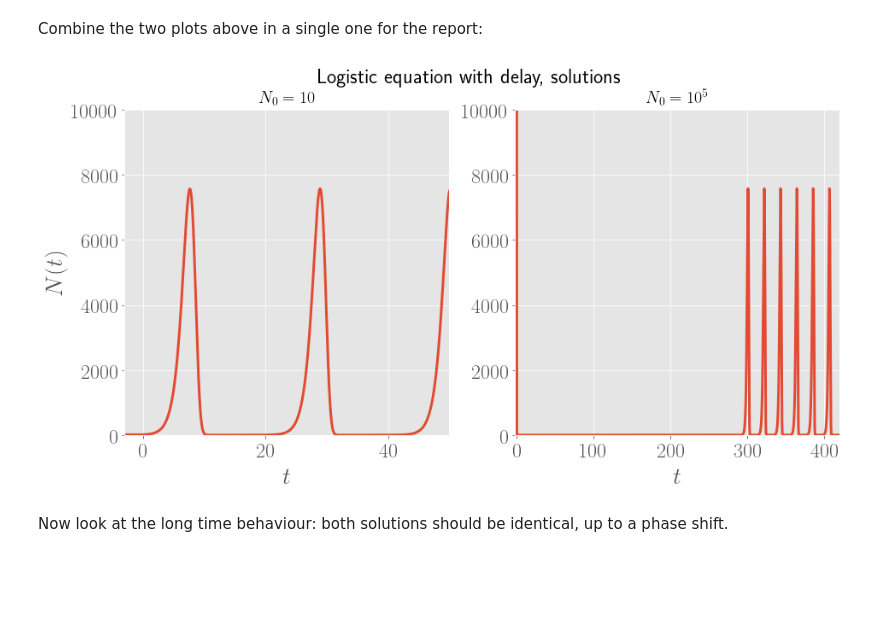
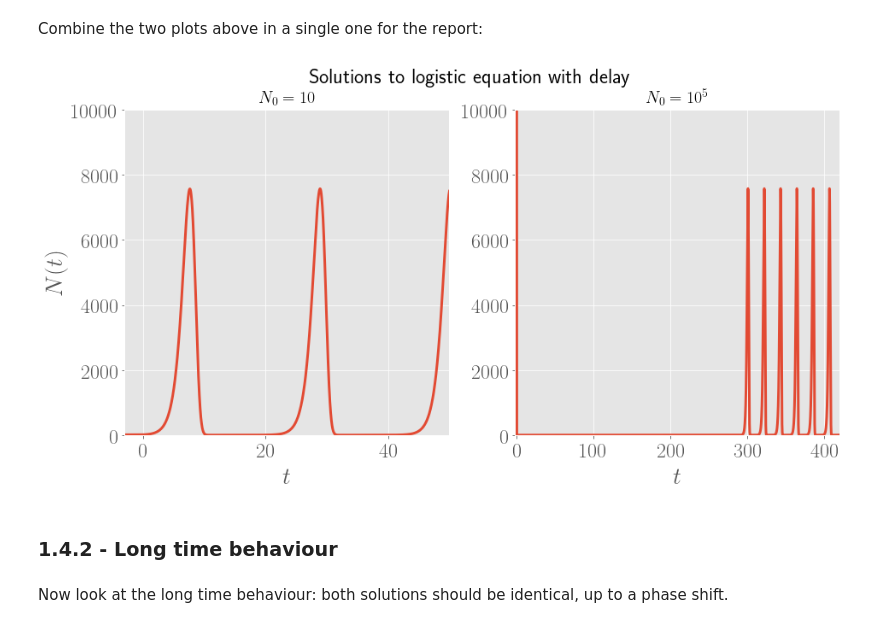
Before and after one commit to ThibeauWouters/Physical-Modelling-of-Complex-Systems, a Jupyter notebook: Assignment 1/Assignment 1.ipynb, the cells around one changed output. Drawn from its saved outputs; the diff is of its cells as text; code cells hidden in the pictures; blank space fills up the shorter version.

```diff
--- a/Assignment 1/Assignment 1.ipynb
+++ b/Assignment 1/Assignment 1.ipynb
@@ -184,5 +169,0 @@ For the constant yield:
-# %%
-# Define parameters of the ODE
-alpha = 3
-K = 10**3
-Y0 = 1/2*K
@@ -195,13 +169,0 @@ The fixed points are 788.6751 and 211.3249
-# %%
-N0 = 300
-# Time
-t = np.arange(0, 4, 10**(-4))
-
-# Solve ODE and obtain exact values
-N_numeric = solve_ODE(harvesting_yield, t, N0)
-
-# Plot it
-plt.plot(t, N_numeric)
-plt.title(r'Logistic equation, constant yield, $N_0 = 100$')
-plt.savefig('logistic_harvesting_yield.pdf', bbox_inches = 'tight')
-plt.show()
@@ -249,6 +212,7 @@ def gompertz_func(N, alpha = 3, K = 10**3):
 # %%
 ## Create one large figure
 fig, (ax1, ax2) = plt.subplots(1, 2, figsize = (15, 5))
+
 # Define lists to simplify subplotting
 ax_list = [ax1, ax2]
 N0_list = [10, 10**5]
@@ -265,7 +229,8 @@ for i in [0, 1]:
     # Plot it
     ax.plot(t, N_logistic, label = 'Logistic')
     ax.plot(t, N_gompertz, label = 'Gompertz')
-    ax.set_title(r'Logistic vs Gompertz, $N_0 = 10$')
+
+    ax.set_title(title)
     ax.set_xlabel(r'$t$')
 
 
@@ -305,17 +273,20 @@ The point of intersection between the two curves is $x = K$, which is $1000$ for
 # %%
 def logistic_ODE_delay(t_vals, N0, alpha = 1, K = 10**3):
-    '''Solves the logistic ODE with a delay. We assume that t[0] = -T '''
+    '''Solves the logistic ODE with a delay. We assume that t_vals[0] = -T '''
 
     y_vals = []
-    index = 0 # counts entries in t_vals, to get N(t - T) values by calling elements from y_vals
+    # Count entries in t_vals, to get N(t - T) values by calling elements from y_vals
+    index = 0
     DeltaT = abs(t_vals[1] - t_vals[0])
 
     for t in t_vals:
-        if t <= 0: # as long as t <= 0, initial condition is added
+        if t <= 0:
+            # As long as t <= 0, initial condition is added: count each entry
             y_vals.append(N0)
             index += 1
 
         else:
+            # Solve the ODE as before, but use the delay
             val = y_vals[-1] + (alpha*y_vals[-1]*(1 - y_vals[-index]/K))*DeltaT
             y_vals.append(val)
 
@@ -360,32 +333,33 @@ Combine the two plots above in a single one for the report:
 # %%
 fig, (ax1, ax2) = plt.subplots(1, 2, figsize = (15, 7))
 
 # Define lists to simplify subplotting
 
 ax_list = [ax1, ax2]
 N0_list = [10, 10**5]
 t_list = [np.arange(-T, 50, 0.001), np.arange(-T, 420, 10**(-4))]
 title_list = [r'$N_0 = 10$', r'$N_0 = 10^5$']
 
 for i in [0, 1]:
     ax = ax_list[i]; N0 = N0_list[i]; t = t_list[i]; title = title_list[i]
 
     # Get values
     y = logistic_ODE_delay(t, N0)
 
     # Plot them
     ax.plot(t, y)
+
     ax.set_title(title, fontsize = 20)
     ax.set_xlabel(r'$t$')
     ax.set_ylim(0, 10000)
 
 ax1.set_ylabel(r'$N(t)$')
 ax1.set_xlim(-T, 50)
 ax2.set_xlim(-T, 420)
 
 
-fig.suptitle('Logistic equation with delay, solutions', fontsize = 24)
+fig.suptitle('Solutions to logistic equation with delay', fontsize = 24)
 plt.savefig('logistic_delay_solutions.pdf', bbox_inches = 'tight')
 plt.show()
 # %% [output]
-[figure, old version]
+[figure, new version]
@@ -394,3 +366,5 @@ T = 3
+# %% [markdown]
+### 1.4.2 - Long time behaviour
 # %% [markdown]
 Now look at the long time behaviour: both solutions should be identical, up to a phase shift.
 # %%
```
Also changed, not shown: parts of 31 cells of this notebook.
